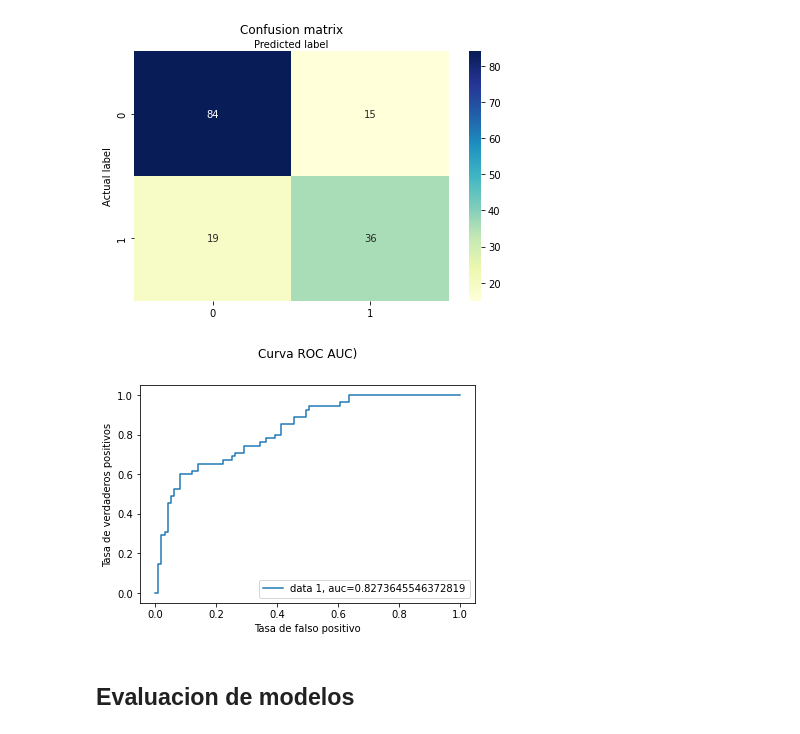
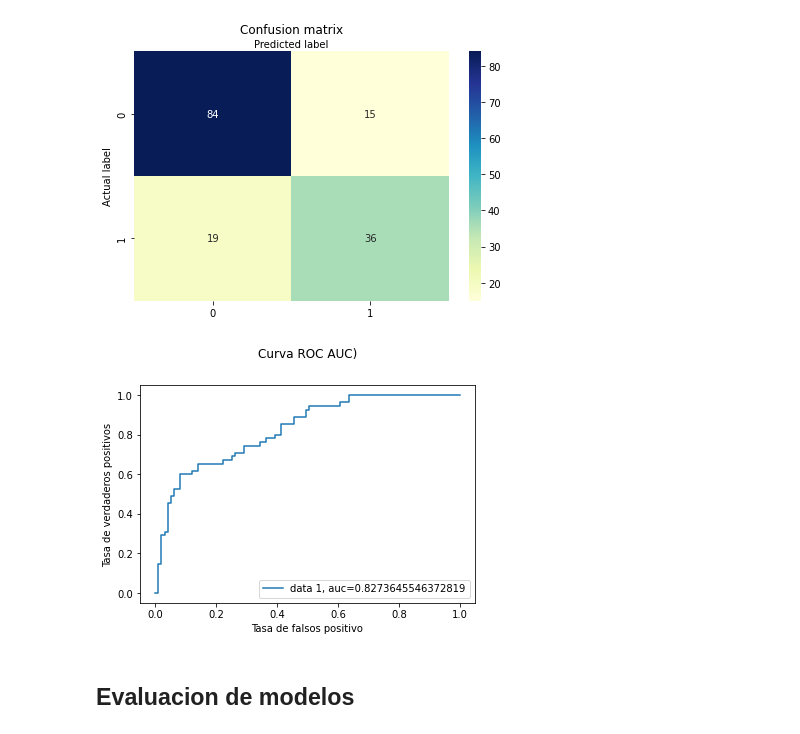
Before and after one commit to luischitala/Equipo_Rojo_SAI_4taEd_GDL, a Jupyter notebook: Eda/diabetes-eda-ann.ipynb, the cells around one changed output. Drawn from its saved outputs; the diff is of its cells as text; code cells hidden in the pictures.

```diff
--- a/Eda/diabetes-eda-ann.ipynb
+++ b/Eda/diabetes-eda-ann.ipynb
@@ -599,15 +599,15 @@ Text(0.5, 257.44, 'Predicted label')
 # %%
 y_pred_proba = logreg.predict_proba(x_test)[::,1]
 fpr, tpr, _ = metrics.roc_curve(y_test,  y_pred_proba)
-auc = metrics.roc_auc_score(y_test, y_pred_proba)
-plt.plot(fpr,tpr,label="data 1, auc="+str(auc))
+auc_score = metrics.roc_auc_score(y_test, y_pred_proba)
+plt.plot(fpr,tpr,label="data 1, auc="+str(auc_score))
 plt.title('Curva ROC AUC)', y=1.1)
 plt.xlabel('Tasa de falsos positivo')
 plt.ylabel('Tasa de verdaderos positivos')
 plt.legend(loc=4)
 plt.show()
 # %% [output]
-[figure, old version]
+[figure, new version]
 # %% [markdown]
 ## Evaluacion de modelos
 # %%
```
